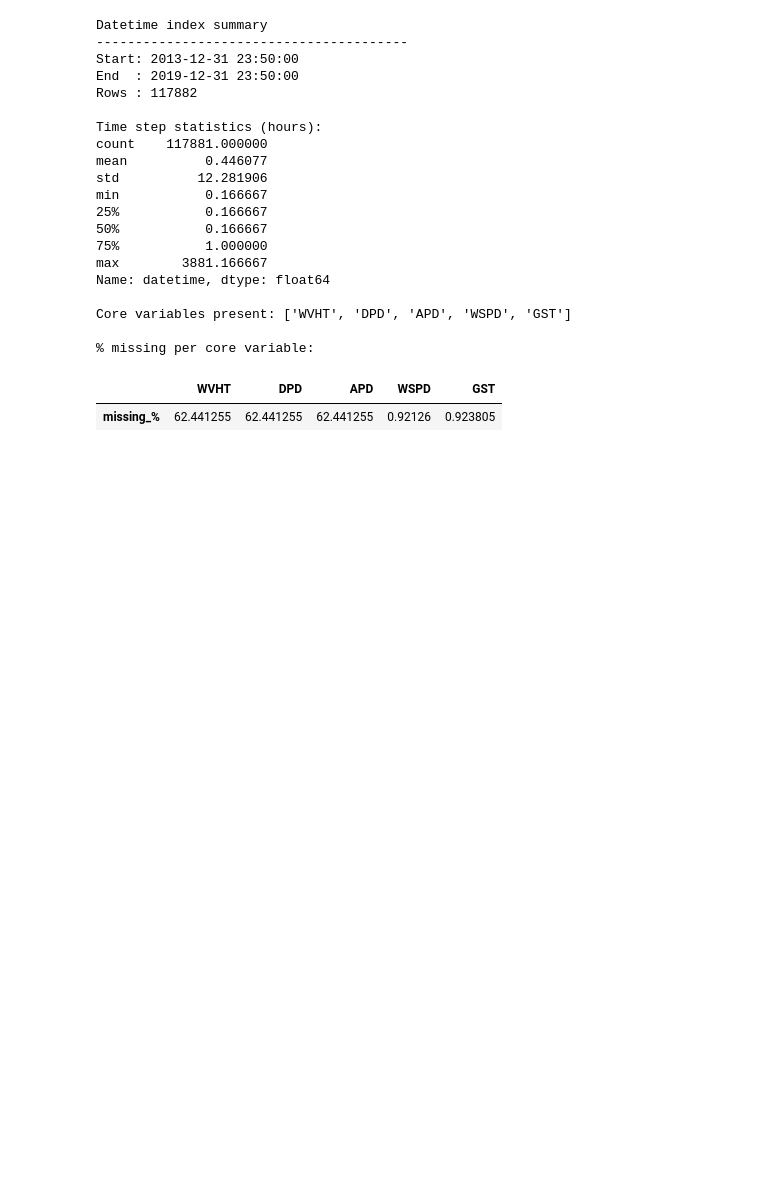
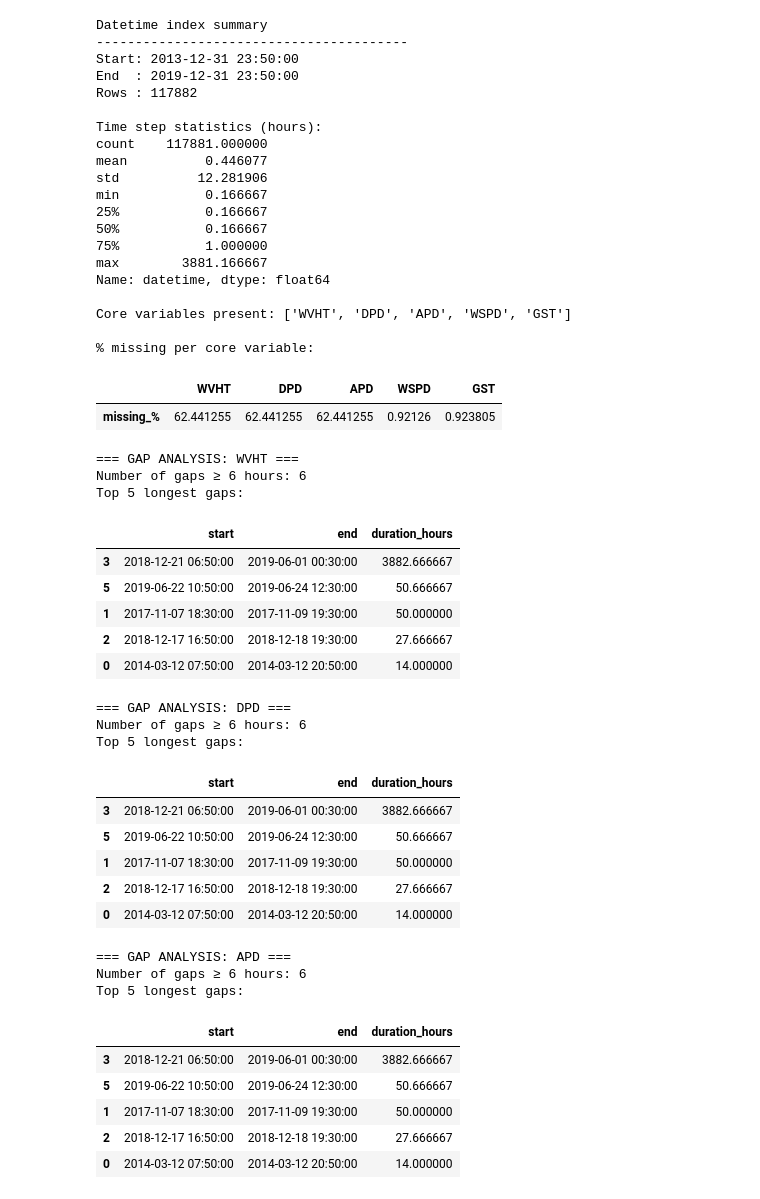
Before and after one commit to RichelCode/Wave-Energy-Forecasting-Methodological-Enhancement-and-Advanced-Modeling, a Jupyter notebook: Conference Presentation.ipynb, the cells around one changed output. Cells and saved outputs as stored; diff of their text form; code cells hidden in the pictures; blank space fills up the shorter version.

```diff
--- a/Conference Presentation.ipynb
+++ b/Conference Presentation.ipynb
@@ -493,3 +493,69 @@ Core variables present: ['WVHT', 'DPD', 'APD', 'WSPD', 'GST']
 % missing per core variable:
 |  | WVHT | DPD | APD | WSPD | GST |
 | missing_% | 62.441255 | 62.441255 | 62.441255 | 0.92126 | 0.923805 |
+# %%
+# ============================================================================
+# 1.4 GAP ANALYSIS FOR CRITICAL VARIABLES
+# ============================================================================
+
+def identify_gaps(series, min_gap_hours=6):
+    """
+    Identify gaps (consecutive NaNs) of at least min_gap_hours in a time series.
+    """
+    is_missing = series.isna()
+    gap_starts = is_missing & ~is_missing.shift(1).fillna(False)
+    gap_ends = is_missing & ~is_missing.shift(-1).fillna(False)
+
+    gaps_info = []
+    for start, end in zip(series.index[gap_starts], series.index[gap_ends]):
+        duration = (end - start).total_seconds() / 3600 + 1
+        if duration >= min_gap_hours:
+            gaps_info.append(
+                {"start": start, "end": end, "duration_hours": duration}
+            )
+
+    gaps_df = pd.DataFrame(gaps_info)
+    if len(gaps_df) > 0:
+        gaps_df = gaps_df.sort_values("duration_hours", ascending=False)
+    return gaps_df
+
+
+critical_vars = [v for v in ["WVHT", "DPD", "APD"] if v in df_41025.columns]
+
+for var in critical_vars:
+    print(f"\n=== GAP ANALYSIS: {var} ===")
+    gaps_df = identify_gaps(df_41025[var], min_gap_hours=6)
+    if len(gaps_df) == 0:
+        print("No gaps ≥ 6 hours.")
+    else:
+        print(f"Number of gaps ≥ 6 hours: {len(gaps_df)}")
+        print("Top 5 longest gaps:")
+        display(gaps_df.head())
+# %% [output]
+=== GAP ANALYSIS: WVHT ===
+Number of gaps ≥ 6 hours: 6
+Top 5 longest gaps:
+|  | start | end | duration_hours |
+| 3 | 2018-12-21 06:50:00 | 2019-06-01 00:30:00 | 3882.666667 |
+| 5 | 2019-06-22 10:50:00 | 2019-06-24 12:30:00 | 50.666667 |
+| 1 | 2017-11-07 18:30:00 | 2017-11-09 19:30:00 | 50.000000 |
+| 2 | 2018-12-17 16:50:00 | 2018-12-18 19:30:00 | 27.666667 |
+| 0 | 2014-03-12 07:50:00 | 2014-03-12 20:50:00 | 14.000000 |
+=== GAP ANALYSIS: DPD ===
+Number of gaps ≥ 6 hours: 6
+Top 5 longest gaps:
+|  | start | end | duration_hours |
+| 3 | 2018-12-21 06:50:00 | 2019-06-01 00:30:00 | 3882.666667 |
+| 5 | 2019-06-22 10:50:00 | 2019-06-24 12:30:00 | 50.666667 |
+| 1 | 2017-11-07 18:30:00 | 2017-11-09 19:30:00 | 50.000000 |
+| 2 | 2018-12-17 16:50:00 | 2018-12-18 19:30:00 | 27.666667 |
+| 0 | 2014-03-12 07:50:00 | 2014-03-12 20:50:00 | 14.000000 |
+=== GAP ANALYSIS: APD ===
+Number of gaps ≥ 6 hours: 6
+Top 5 longest gaps:
+|  | start | end | duration_hours |
+| 3 | 2018-12-21 06:50:00 | 2019-06-01 00:30:00 | 3882.666667 |
+| 5 | 2019-06-22 10:50:00 | 2019-06-24 12:30:00 | 50.666667 |
+| 1 | 2017-11-07 18:30:00 | 2017-11-09 19:30:00 | 50.000000 |
+| 2 | 2018-12-17 16:50:00 | 2018-12-18 19:30:00 | 27.666667 |
+| 0 | 2014-03-12 07:50:00 | 2014-03-12 20:50:00 | 14.000000 |
```
